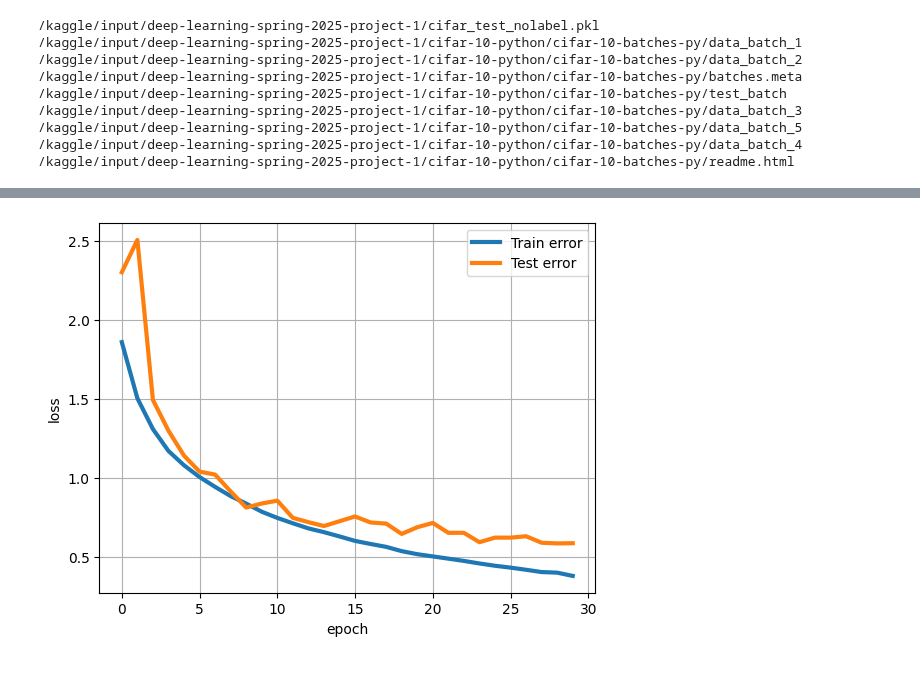
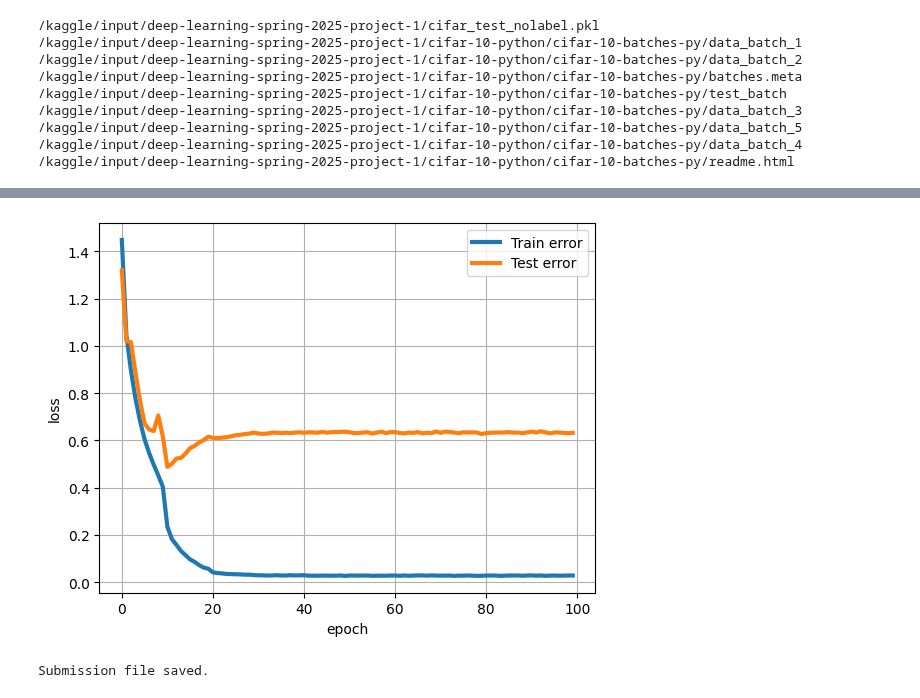
Before and after one commit to Abhi270600/Cifar_10_Image_Classification, a Jupyter notebook: resnet-cifar-classification.ipynb, the cells around one changed output, grey strips where cells are left out. Drawn from its saved outputs; the diff is of its cells as text; code cells hidden in the pictures.

```diff
--- a/resnet-cifar-classification.ipynb
+++ b/resnet-cifar-classification.ipynb
@@ -106,5 +111,6 @@ testDataLoader = torch.utils.data.DataLoader(test_images,batch_size=128,shuffle=
 # %%
 class BuildingBlock(nn.Module):
+
 
     def __init__(self, in_planes, planes, stride=1):
         super(BuildingBlock, self).__init__()
@@ -114,7 +120,6 @@ class BuildingBlock(nn.Module):
         self.conv2 = nn.Conv2d(planes, planes, kernel_size=3, stride=1, padding=1, bias=False)
         self.bn2 = nn.BatchNorm2d(planes)
         self.relu2 = nn.ReLU()
-        self.dropout = nn.Dropout(0.2)
 
         self.skip = nn.Sequential()
         if stride != 1 or in_planes != planes:
@@ -122,6 +127,7 @@ class BuildingBlock(nn.Module):
                 nn.Conv2d(in_planes, planes, kernel_size=1, stride=stride, bias=False),
                 nn.BatchNorm2d(planes)
             )
+        self.dropout = nn.Dropout(0.2)
 
     def forward(self, x):
         out = self.conv1(x)
@@ -139,15 +145,15 @@ class ResNet(nn.Module):
 
     def __init__(self, block, num_blocks, num_classes=10):
         super(ResNet, self).__init__()
-        self.in_planes = 32
-        self.conv1 = nn.Conv2d(3, 32, kernel_size=3,
+        self.in_planes = 64
+        self.conv1 = nn.Conv2d(3, 64, kernel_size=3,
                                stride=1, padding=1, bias=False)
-        self.bn1 = nn.BatchNorm2d(32)
-        self.layer1 = self._make_layer(block, 32, num_blocks[0], stride=1)
-        self.layer2 = self._make_layer(block, 64, num_blocks[1], stride=2)
-        self.layer3 = self._make_layer(block, 128, num_blocks[2], stride=2)
-        self.layer4 = self._make_layer(block, 256, num_blocks[3], stride=2)
-        self.output = nn.Linear(256, num_classes)
+        self.bn1 = nn.BatchNorm2d(64)
+        self.layer1 = self._make_layer(block, 64, num_blocks[0], stride=1)
+        self.layer2 = self._make_layer(block, 128, num_blocks[1], stride=2)
+        self.layer3 = self._make_layer(block, 256, num_blocks[2], stride=2)
+        # self.layer4 = self._make_layer(block, 512, num_blocks[3], stride=2)
+        self.linear = nn.Linear(256, num_classes)
 
 
     def _make_layer(self, block, planes, num_blocks, stride):
@@ -163,27 +169,27 @@ class ResNet(nn.Module):
         out = self.layer1(out)
         out = self.layer2(out)
         out = self.layer3(out)
-        out = self.layer4(out)
-        out = F.avg_pool2d(out, 4)
-        out = torch.flatten(out, 1)
-        out = self.output(out)
+        # out = self.layer4(out)
+        out = F.avg_pool2d(out, 8)
+        out = out.view(out.size(0), -1)
+        out = self.linear(out)
         return out
 # %%
 device = "cuda" if torch.cuda.is_available() else "cpu"
-model = ResNet(BuildingBlock, [3, 3, 3, 3])
+model = ResNet(BuildingBlock, [3, 3, 3])
 model = model.to(device)
 summary(model, (3, 32, 32))
 
 from tqdm import tqdm
 
 loss = torch.nn.CrossEntropyLoss().to(device)
-optimizer = torch.optim.SGD(model.parameters(), lr=0.01, momentum=0.9, weight_decay=1e-4)
+optimizer = torch.optim.Adam(model.parameters(), lr=0.001, weight_decay=1e-4)
 scheduler = StepLR(optimizer, step_size=30, gamma=0.1)
 
 train_loss_history = []
 test_loss_history = []
 
-num_epochs = 30
+num_epochs = 100
 
 for epoch in tqdm(range(num_epochs)):
   train_loss = 0.0
@@ -195,6 +201,8 @@ for epoch in tqdm(range(num_epochs)):
   for i, data in enumerate(trainDataLoader):
     images, labels = data
     images = images.to(device)
+    images = torch.tensor(images, dtype=torch.float32)  # Convert NumPy array to PyTorch tensor
+    images = images.permute(0, 3, 1, 2)
     labels = labels.to(device)
     optimizer.zero_grad() # zero out any gradient values from the previous iteration
     predicted_output = model(images) # forward propagation
@@ -216,6 +224,8 @@ for epoch in tqdm(range(num_epochs)):
     with torch.no_grad():
       images, labels = data
       images = images.to(device)
+      images = torch.tensor(images, dtype=torch.float32)  # Convert NumPy array to PyTorch tensor
+      images = images.permute(0, 3, 1, 2)
       labels = labels.to(device)
       predicted_output = model(images)
       predicted = torch.argmax(predicted_output, dim=1)
@@ -285,13 +264,13 @@ Train Accuracy: 73.63%
 # %%
-plt.plot(range(30),train_loss_history,'-',linewidth=3,label='Train error')
-plt.plot(range(30),test_loss_history,'-',linewidth=3,label='Test error')
+plt.plot(range(num_epochs),train_loss_history,'-',linewidth=3,label='Train error')
+plt.plot(range(num_epochs),test_loss_history,'-',linewidth=3,label='Test error')
 plt.xlabel('epoch')
 plt.ylabel('loss')
 plt.grid(True)
 plt.legend()
 plt.show()
 # %% [output]
-[figure, old version]
+[figure, new version]
 # %%
 model.eval()
 predictions = []
@@ -301,11 +280,13 @@ with torch.no_grad():
         images = torch.tensor(images, dtype=torch.float32)  # Convert NumPy array to PyTorch tensor
         images = images.permute(0, 3, 1, 2)
         outputs = model(images)
-        _, predicted = torch.max(outputs, 1)
+        predicted = torch.argmax(outputs, dim=1)
         predictions.extend(predicted.cpu().numpy())
 
 submission = pd.DataFrame({'ID': np.arange(len(predictions)), 'Labels': predictions})
 submission.to_csv('/kaggle/working/submission.csv', index=False)
 print("Submission file saved.")
+# %% [output]
+Submission file saved.
 # %%
 torch.save(model.state_dict(), "model_weights.pth")
```
Also changed, not shown: parts of 2 cells of this notebook.
